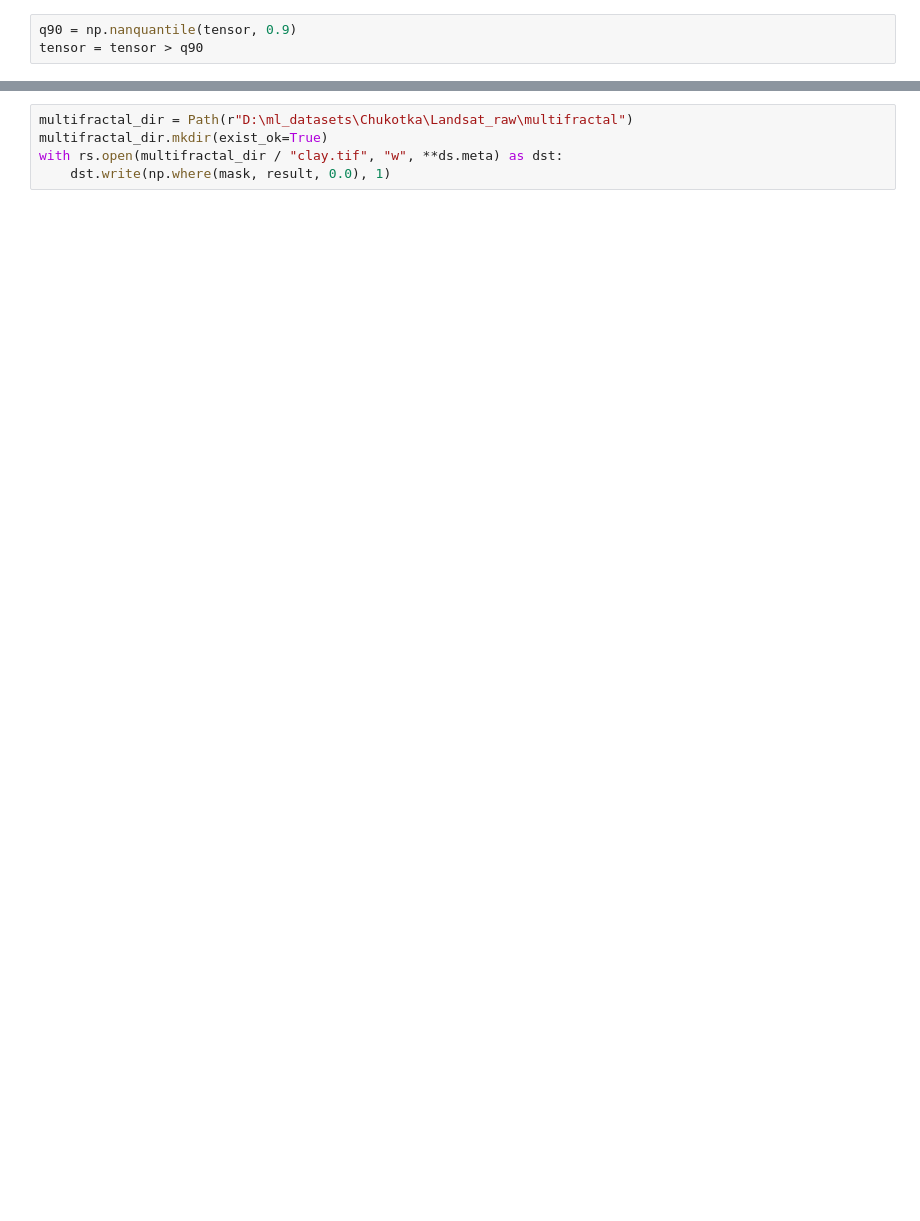
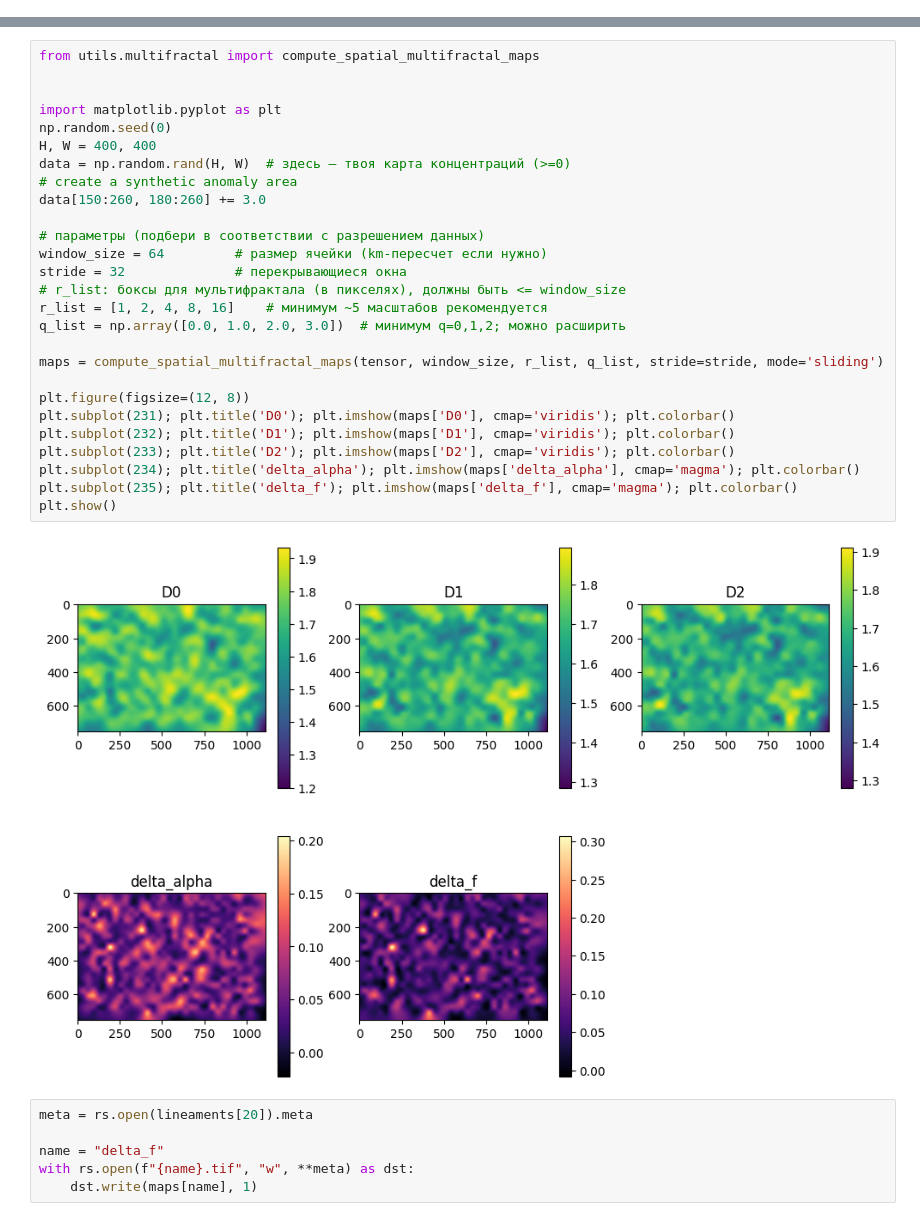
Before and after one commit to AitalUn/fractal_analysis, a Jupyter notebook: multifractal.ipynb, the cells around one changed output, grey strips where cells are left out. Cells and saved outputs as stored; diff of their text form; blank space fills up the shorter version.

Commit message:
true multifractal generation added

```diff
--- a/multifractal.ipynb
+++ b/multifractal.ipynb
@@ -11,6 +19,3 @@ tensor = torch.tensor(rs.open(clay_path).read(1))
-# %%
-q90 = np.nanquantile(tensor, 0.9)
-tensor = tensor > q90
 # %%
 import matplotlib.pyplot as plt
 
@@ -49,5 +26,35 @@ result.shape
-# %%
-multifractal_dir = Path(r"D:\ml_datasets\Chukotka\Landsat_raw\multifractal")
-multifractal_dir.mkdir(exist_ok=True)
-with rs.open(multifractal_dir / "clay.tif", "w", **ds.meta) as dst:
-    dst.write(np.where(mask, result, 0.0), 1)
+# %%
+from utils.multifractal import compute_spatial_multifractal_maps
+
+
+import matplotlib.pyplot as plt
+np.random.seed(0)
+H, W = 400, 400
+data = np.random.rand(H, W)  # здесь — твоя карта концентраций (>=0)
+# create a synthetic anomaly area
+data[150:260, 180:260] += 3.0
+
+# параметры (подбери в соответствии с разрешением данных)
+window_size = 64         # размер ячейки (km-пересчет если нужно)
+stride = 32              # перекрывающиеся окна
+# r_list: боксы для мультифрактала (в пикселях), должны быть <= window_size
+r_list = [1, 2, 4, 8, 16]    # минимум ~5 масштабов рекомендуется
+q_list = np.array([0.0, 1.0, 2.0, 3.0])  # минимум q=0,1,2; можно расширить
+
+maps = compute_spatial_multifractal_maps(tensor, window_size, r_list, q_list, stride=stride, mode='sliding')
+
+plt.figure(figsize=(12, 8))
+plt.subplot(231); plt.title('D0'); plt.imshow(maps['D0'], cmap='viridis'); plt.colorbar()
+plt.subplot(232); plt.title('D1'); plt.imshow(maps['D1'], cmap='viridis'); plt.colorbar()
+plt.subplot(233); plt.title('D2'); plt.imshow(maps['D2'], cmap='viridis'); plt.colorbar()
+plt.subplot(234); plt.title('delta_alpha'); plt.imshow(maps['delta_alpha'], cmap='magma'); plt.colorbar()
+plt.subplot(235); plt.title('delta_f'); plt.imshow(maps['delta_f'], cmap='magma'); plt.colorbar()
+plt.show()
+# %% [output]
+[figure, added]
+# %%
+meta = rs.open(lineaments[20]).meta
+
+name = "delta_f"
+with rs.open(f"{name}.tif", "w", **meta) as dst:
+    dst.write(maps[name], 1)
```
Also changed, not shown: parts of 10 cells of this notebook, 15 other files.
